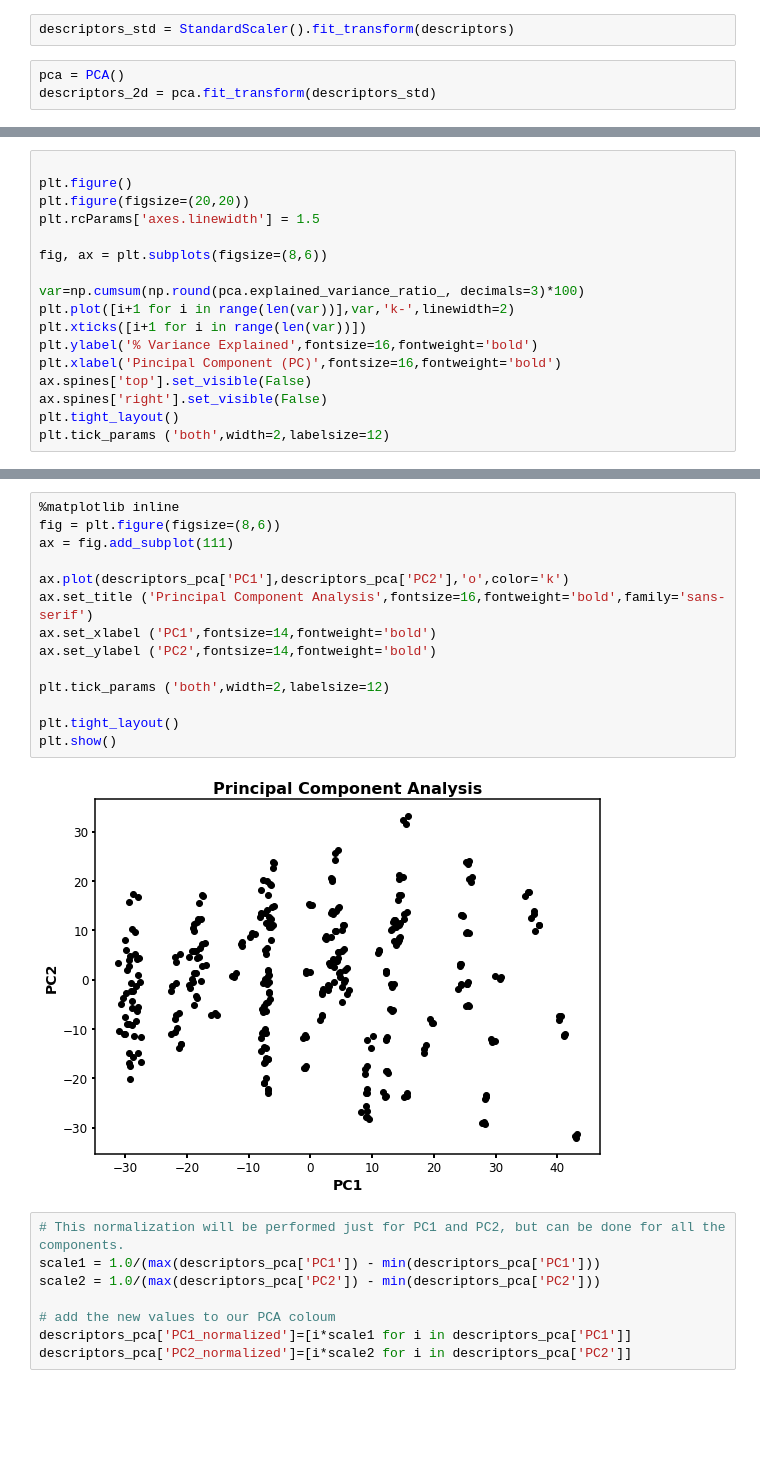
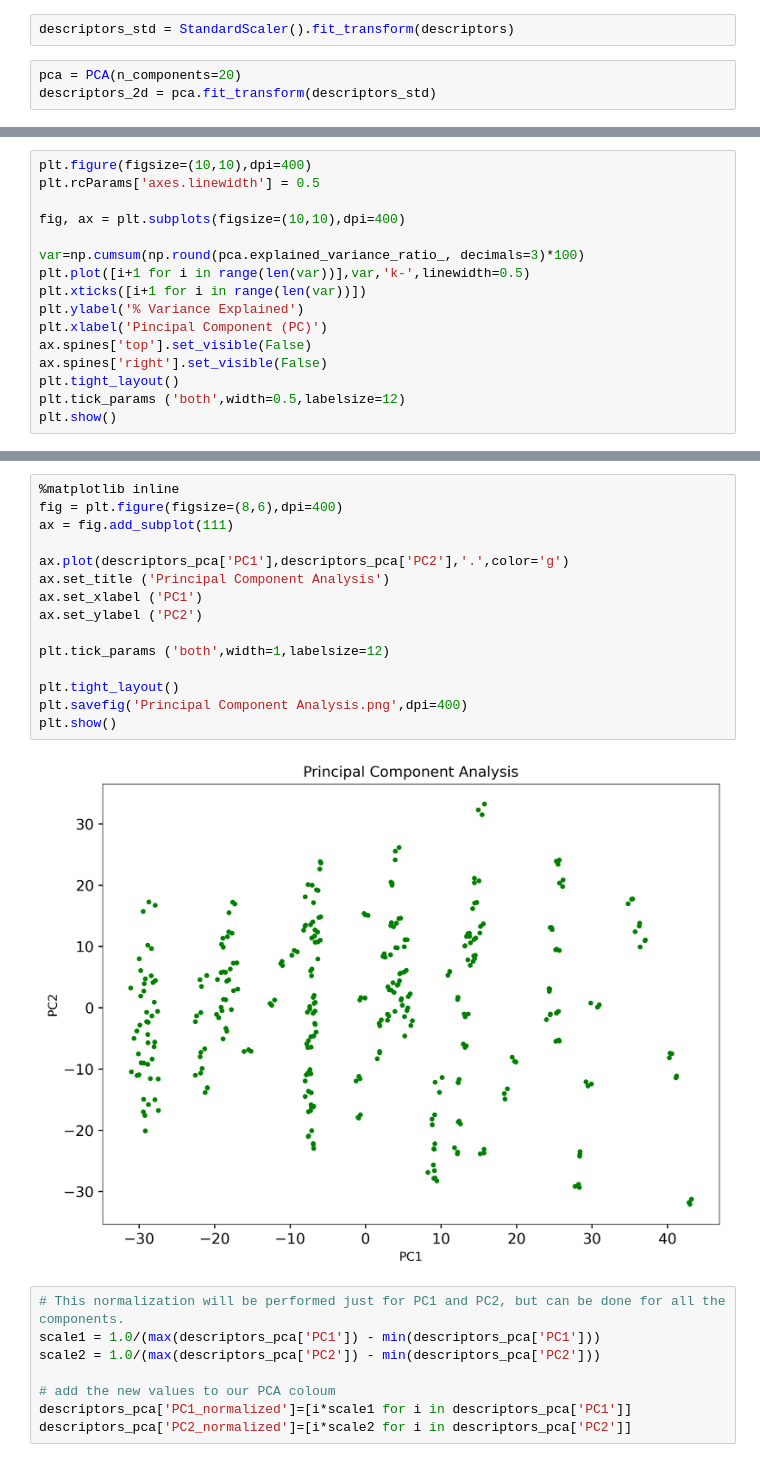
Before and after one commit to zhaoguoxiang/ML-for-NLO-gamma, a Jupyter notebook: dl_models/pca.ipynb, the cells around one changed output, grey strips where cells are left out. Drawn from its saved outputs; the diff is of its cells as text; blank space fills up the shorter version.

```diff
--- a/dl_models/pca.ipynb
+++ b/dl_models/pca.ipynb
@@ -27,5 +82,5 @@ descriptors = data.values
 # %%
 descriptors_std = StandardScaler().fit_transform(descriptors)
 # %%
-pca = PCA()
+pca = PCA(n_components=20)
 descriptors_2d = pca.fit_transform(descriptors_std)
@@ -71,18 +188,17 @@ print(sum(pca.explained_variance_ratio_))
 # %%
+plt.figure(figsize=(10,10),dpi=400)
+plt.rcParams['axes.linewidth'] = 0.5
 
-plt.figure()
-plt.figure(figsize=(20,20))
-plt.rcParams['axes.linewidth'] = 1.5
-
-fig, ax = plt.subplots(figsize=(8,6))
+fig, ax = plt.subplots(figsize=(10,10),dpi=400)
 
 var=np.cumsum(np.round(pca.explained_variance_ratio_, decimals=3)*100)
-plt.plot([i+1 for i in range(len(var))],var,'k-',linewidth=2)
+plt.plot([i+1 for i in range(len(var))],var,'k-',linewidth=0.5)
 plt.xticks([i+1 for i in range(len(var))])
-plt.ylabel('% Variance Explained',fontsize=16,fontweight='bold')
-plt.xlabel('Pincipal Component (PC)',fontsize=16,fontweight='bold')
+plt.ylabel('% Variance Explained')
+plt.xlabel('Pincipal Component (PC)')
 ax.spines['top'].set_visible(False)
 ax.spines['right'].set_visible(False)
 plt.tight_layout()
-plt.tick_params ('both',width=2,labelsize=12)
+plt.tick_params ('both',width=0.5,labelsize=12)
+plt.show()
 # %% [output]
@@ -92,19 +207,20 @@ plt.tick_params ('both',width=2,labelsize=12)
 # %%
 %matplotlib inline
-fig = plt.figure(figsize=(8,6))
+fig = plt.figure(figsize=(8,6),dpi=400)
 ax = fig.add_subplot(111)
 
-ax.plot(descriptors_pca['PC1'],descriptors_pca['PC2'],'o',color='k')
-ax.set_title ('Principal Component Analysis',fontsize=16,fontweight='bold',family='sans-serif')
-ax.set_xlabel ('PC1',fontsize=14,fontweight='bold')
-ax.set_ylabel ('PC2',fontsize=14,fontweight='bold')
+ax.plot(descriptors_pca['PC1'],descriptors_pca['PC2'],'.',color='g')
+ax.set_title ('Principal Component Analysis')
+ax.set_xlabel ('PC1')
+ax.set_ylabel ('PC2')
 
-plt.tick_params ('both',width=2,labelsize=12)
+plt.tick_params ('both',width=1,labelsize=12)
 
 plt.tight_layout()
+plt.savefig('Principal Component Analysis.png',dpi=400)
 plt.show()
 # %% [output]
-[figure, old version]
+[figure, new version]
 # %%
 # This normalization will be performed just for PC1 and PC2, but can be done for all the components.
 scale1 = 1.0/(max(descriptors_pca['PC1']) - min(descriptors_pca['PC1']))
```
Also changed, not shown: parts of 14 cells of this notebook, 17 other files.
